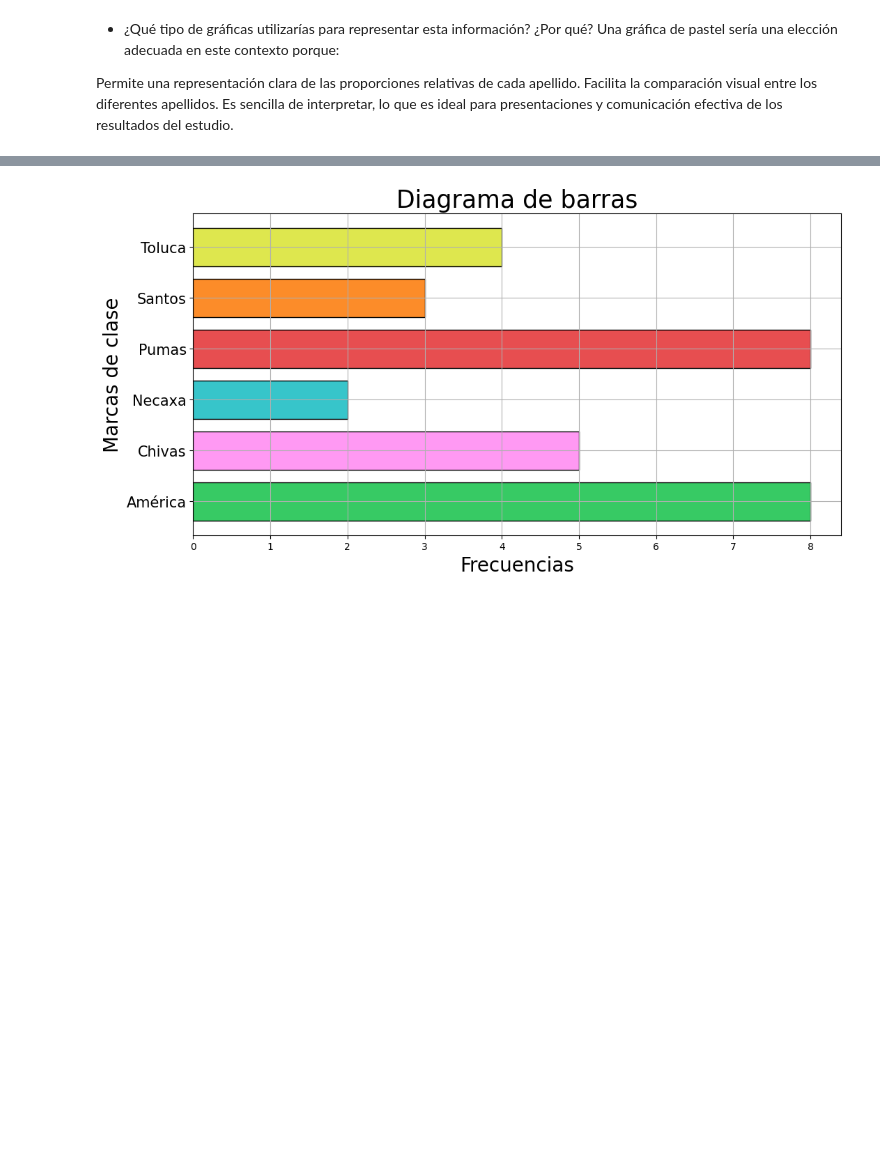
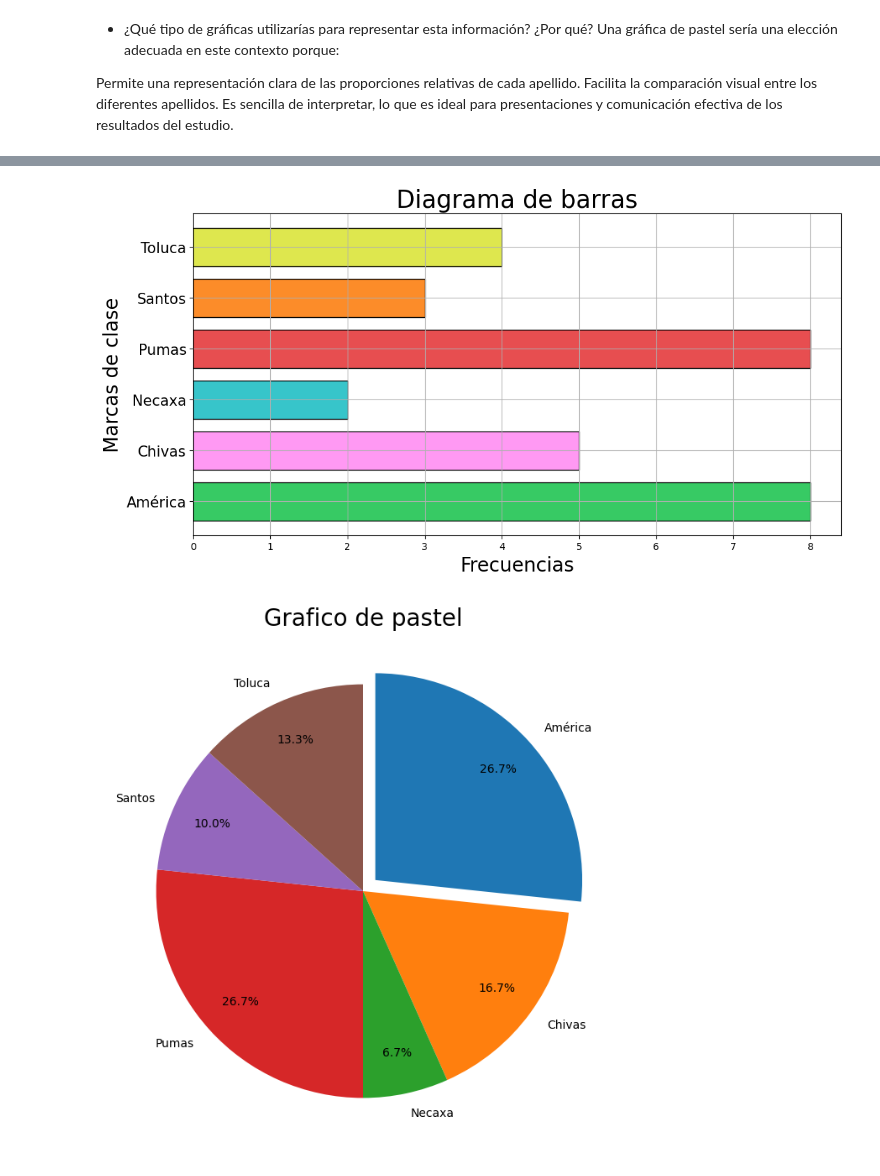
Before and after one commit to EduardoGomezTics/EGMVerano2024T1, a Jupyter notebook: Main.ipynb, the cells around one changed output, grey strips where cells are left out. Cells and saved outputs as stored; diff of their text form; code cells hidden in the pictures; blank space fills up the shorter version.

```diff
--- a/Main.ipynb
+++ b/Main.ipynb
@@ -149,30 +119,34 @@ print("Clases sort:", datos_sorted, "\n")
 # Calcula la frecuencia absoluta de los datos
 clases, fa_ab = abs.frec_abs(datos_sorted)
 
 # Crea una copia de las clases originales sin ordenar
 clases_orden = clases.copy()
 
 # Obtiene las frecuencias absolutas ordenadas ascendente
 fa_sorted = scFa.sort_clases_fa(clases_orden, orAsc.ordenar_asc(clases), fa_ab)
 
 # Calcula la frecuencia relativa
 frecuencia_rel = rel.frec_rel(fa_sorted)
 
 # Calcula la frecuencia relativa acumulada
 frecuencia_rel_acum = acum.frec_acum(frecuencia_rel)
 
 # Imprime las clases, su frecuencia relativa y su frecuencia relativa acumulada ordenadas de forma ascendente
 t.tabla(clases, fa_sorted, frecuencia_rel, frecuencia_rel_acum)
+# Llama a las gráficas para ingresar sus parámetros
+grafBarras.plot_barras(clases, fa_sorted, clases)  # Gráfico de barras
+grafPie.plot_pie(fa_sorted, clases)  # Gráfico de pie
 # %% [output]
 Datos indexeados: ['Pumas', 'América', 'Chivas', 'Pumas', 'Chivas', 'Chivas', 'América', 'Toluca', 'Toluca', 'Pumas', 'Santos', 'Necaxa', 'América', 'América', 'América', 'Pumas', 'Santos', 'Pumas', ' ...
 Clases sort: ['América', 'América', 'América', 'América', 'América', 'América', 'América', 'América', 'Chivas', 'Chivas', 'Chivas', 'Chivas', 'Chivas', 'Necaxa', 'Necaxa', 'Pumas', 'Pumas', 'Pumas', ' ...
 
   Clases         Fa                 Fr              F acumulada
 ---------- --------------- ------------------- -------------------
 Clase América        8               26.667               26.667
 Clase Chivas        5               16.667               43.333
 Clase Necaxa        2               6.667                50.000
 Clase Pumas        8               26.667               76.667
 Clase Santos        3               10.000               86.667
 Clase Toluca        4               13.333              100.000
 [figure]
+[figure, added]
```
Also changed, not shown: parts of 2 cells of this notebook.
